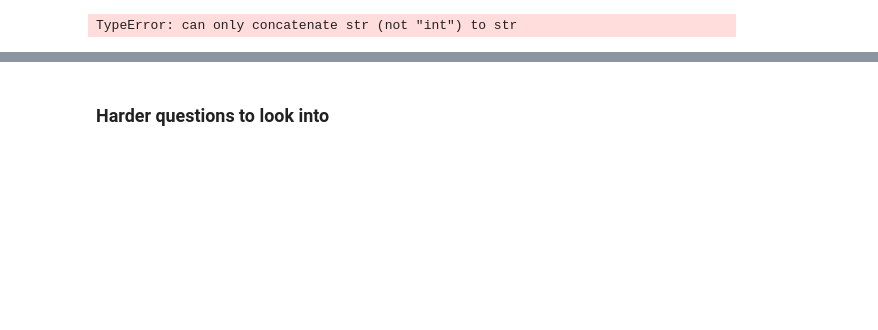
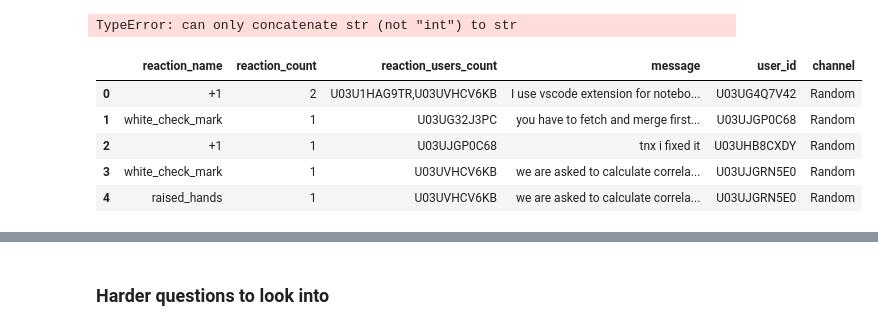
Before and after one commit to abdimussa87/week0_starter_network_analysis, a Jupyter notebook: notebooks/parse_slack_data.ipynb, the cells around one changed output, grey strips where cells are left out. Saved outputs shown, nothing was run; the diff lists cells and outputs as text; code cells hidden in the pictures; blank space fills up the shorter version.

```diff
--- a/notebooks/parse_slack_data.ipynb
+++ b/notebooks/parse_slack_data.ipynb
@@ -202,5 +229,15 @@ messages_replied_faster(week1_df)
 TypeError: can only concatenate str (not "int") to str
 # %%
 # Relationship between # of messages and # of reactions
+all_week_1_path = os.path.join("../anonymized", 'all-week1/')
+week1_reactions_df = utils.parse_slack_reaction(all_week_1_path)
+week1_reactions_df.head()
+# %% [output]
+|  | reaction_name | reaction_count | reaction_users_count | message | user_id | channel |
+| 0 | +1 | 2 | U03U1HAG9TR,U03UVHCV6KB | I use vscode extension for notebo... | U03UG4Q7V42 | Random |
+| 1 | white_check_mark | 1 | U03UG32J3PC | you have to fetch and merge first... | U03UJGP0C68 | Random |
+| 2 | +1 | 1 | U03UJGP0C68 | tnx i fixed it | U03UHB8CXDY | Random |
+| 3 | white_check_mark | 1 | U03UVHCV6KB | we are asked to calculate correla... | U03UJGRN5E0 | Random |
+| 4 | raised_hands | 1 | U03UVHCV6KB | we are asked to calculate correla... | U03UJGRN5E0 | Random |
 # %%
 # Classify messages into different categories such as questions, answers, comments, etc.
```
Also changed, not shown: parts of 6 cells of this notebook, 3 other files.
